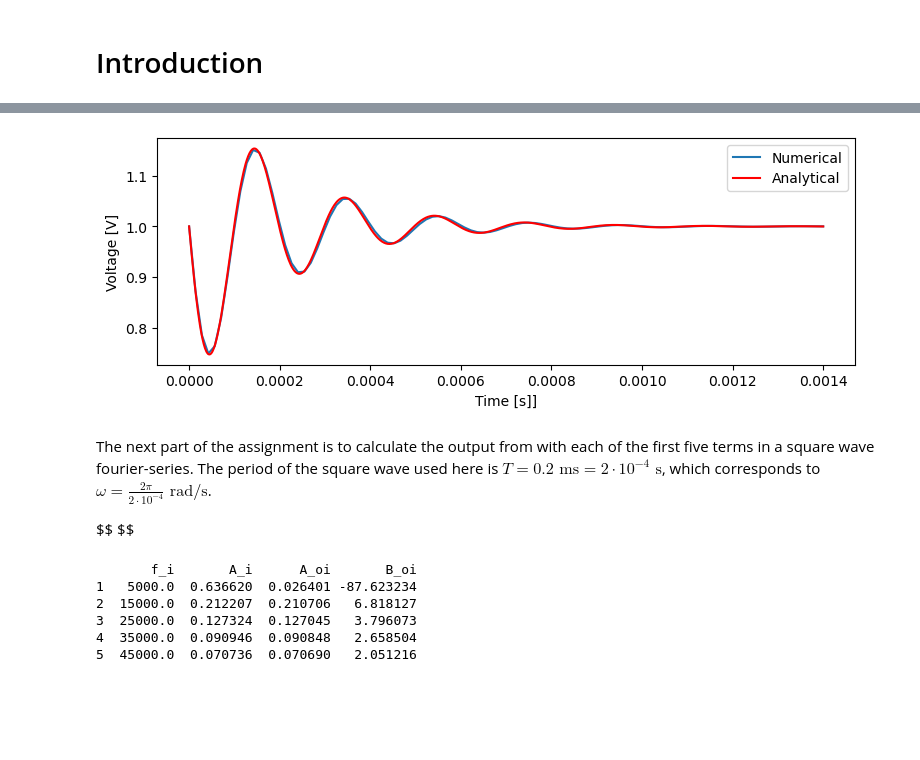
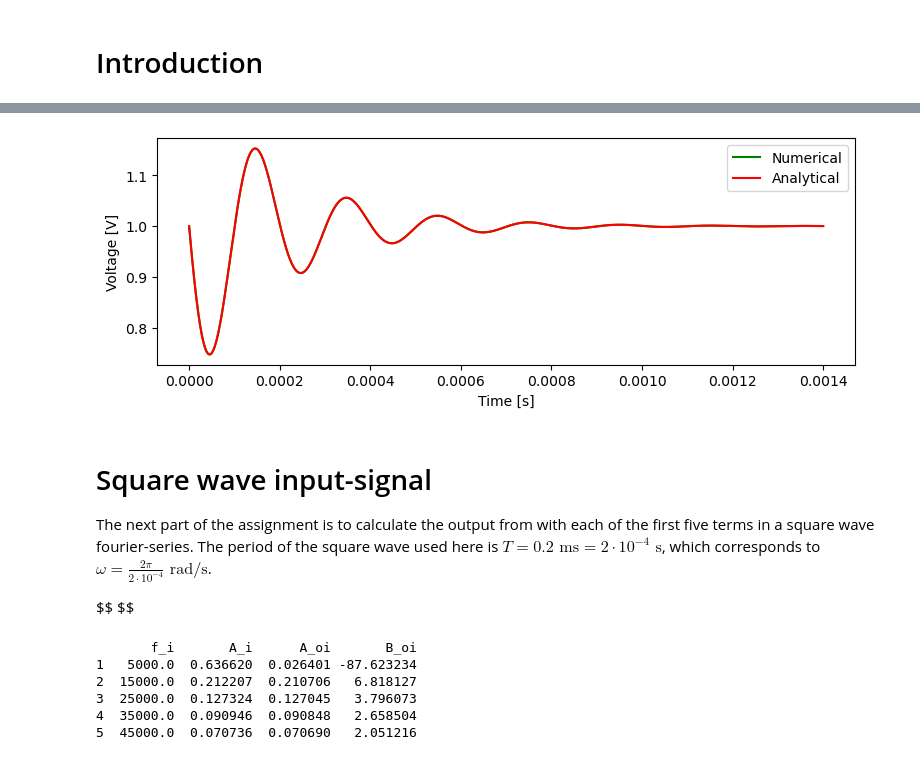
Before and after one commit to kr4ften/TransformProject, a Jupyter notebook: main.ipynb, the cells around one changed output, grey strips where cells are left out. Cells and saved outputs as stored; diff of their text form; code cells hidden in the pictures; blank space fills up the shorter version.

```diff
--- a/main.ipynb
+++ b/main.ipynb
@@ -97,40 +127,42 @@ See handwritten note for expression for step response. The basics are that we us
 # %%
 import numpy as np
 import scipy.signal as signal
 import matplotlib.pyplot as plt
 
 R = 5000
 C = 20 * 10**(-9)
 L = 50 * 10**(-3)
 
 numerator = [C*L*R, 0, R]
 denominator = [C*L*R, L, R]
 
 LTI = signal.TransferFunction(numerator,denominator)
-tDataLTI, yDataLTI = signal.step(LTI)
+tDataLTI, yDataLTI = signal.step(LTI, N = 10000)
 
 # Analytical expression
 a = - 1 / (2*R*C)
-b = np.sqrt(np.abs(L-4*R ** 2 * C /(4* R **2 * C ** 2 * L)))
-c = np.sqrt(np.abs(L ** 2 - 4 * R ** 2 * C * L))
+b = np.sqrt(1/(C*L) - 1/(4* R**2 * C**2))
+c = b * R*C*L
 
-calcResponse = lambda t : 1 - 2*L / (c) * np.exp(t*a) * np.sin(b * t)
+calcResponse = lambda t : 1 - L / (c) * np.exp(t*a) * np.sin(b * t)
 
 # Plot function
 
-tInput = np.linspace(min(tDataLTI),max(tDataLTI),1000)
+tInput = np.linspace(min(tDataLTI),max(tDataLTI),10000)
 
 plt.figure(figsize=(9, 3), dpi=100)
-plt.plot(tDataLTI, yDataLTI, label='Numerical')
+plt.plot(tDataLTI, yDataLTI, color='g', label='Numerical')
 plt.plot(tInput, calcResponse(tInput), color='r', label='Analytical')
 plt.legend()
-plt.xlabel('Time [s]]')
+plt.xlabel('Time [s]')
 plt.ylabel('Voltage [V]')
 #plt.grid()
 plt.show()
 # %% [output]
-[figure, old version]
+[figure, new version]
 # %% [markdown]
+# Square wave input-signal
+
 The next part of the assignment is to calculate the output from with each of the first five terms in a square wave fourier-series. The period of the square wave used here is $T = 0.2 \textrm{ ms} = 2 \cdot 10^{-4} \textrm{ s}$, which corresponds to $\omega = \frac{2\pi}{2 \cdot 10^{-4}} \textrm{ rad/s}$.
 
 $$ $$
```
Also changed, not shown: parts of 5 cells of this notebook, 1 other file.
